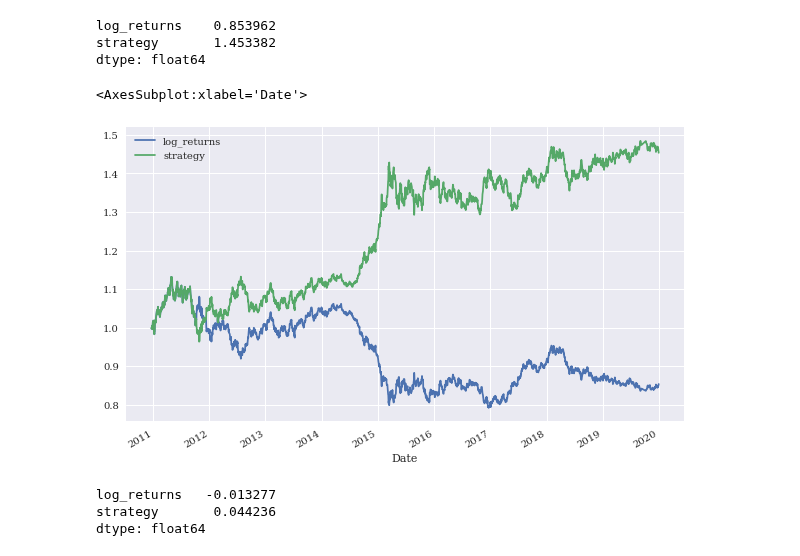
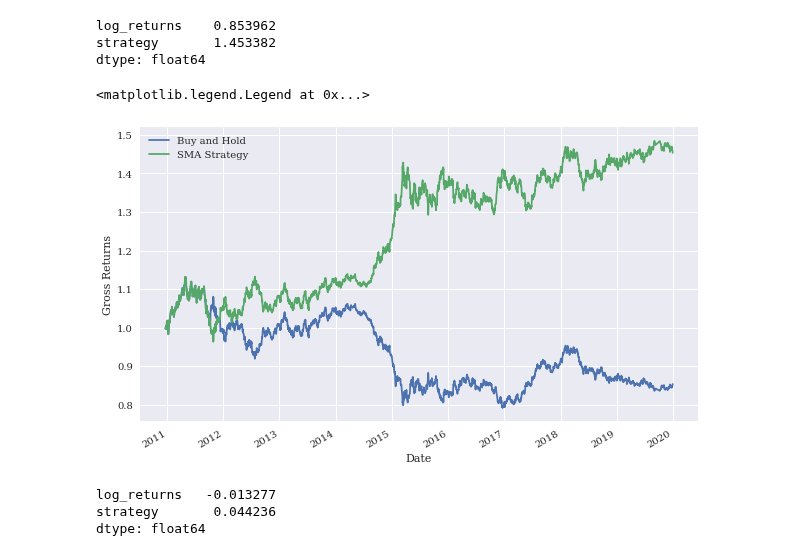
Before and after one commit to eddietaylor/securities-analysis, a Jupyter notebook: notebooks/playgrounds/backtesting/vectorized_backtest_exs.ipynb, the cells around one changed output. Cells and saved outputs as stored; diff of their text form; code cells hidden in the pictures.

```diff
--- a/notebooks/playgrounds/backtesting/vectorized_backtest_exs.ipynb
+++ b/notebooks/playgrounds/backtesting/vectorized_backtest_exs.ipynb
@@ -77,14 +80,14 @@ strategy       1.453382
 dtype: float64
 # %%
 # To get the multiperiod returns at each timestep
-np.exp(EU_US[['log_returns','strategy']].cumsum()).plot(figsize=(10,6))
-
+np.exp(EU_US[['log_returns','strategy']].cumsum()).plot(figsize=(10,6), ylabel="Gross Returns")
+plt.legend(["Buy and Hold","SMA Strategy"])
 
 # observe below how the basic SMA strategy kicks ass versus the passive buy and hold strategy.
 # Although, this is over a span of 10 years!
 # %% [output]
-<AxesSubplot:xlabel='Date'>
+<matplotlib.legend.Legend at 0x...>
-[figure, old version]
+[figure, new version]
 # %%
 # now estimate the parameters of the returns distributions of the strategy and the currency exchange and "annualize"
 # by essentially assuming iid and realizing that the expected return over an investment horizon of such a situation
```
Also changed, not shown: parts of 18 cells of this notebook.
